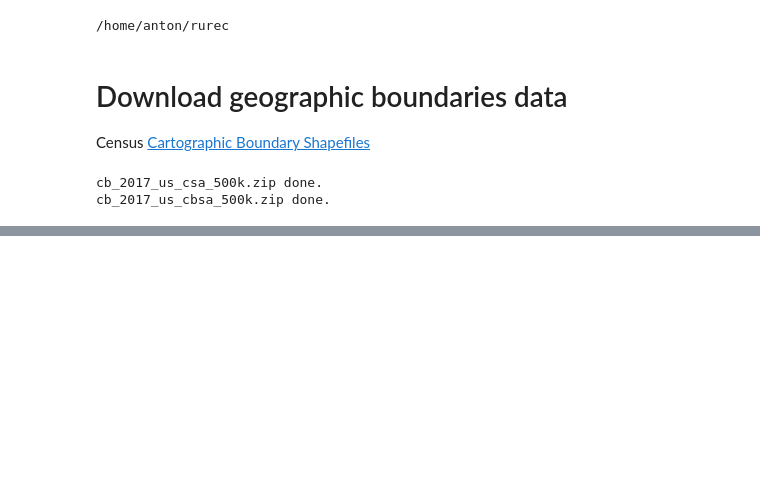
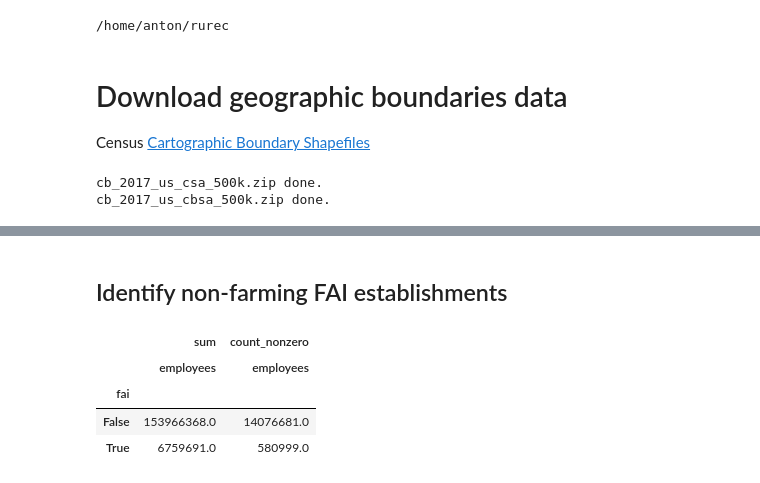
Before and after one commit to antonbabkin/rurec, a Jupyter notebook: main/maps.ipynb, the cells around one changed output, grey strips where cells are left out. Saved outputs shown, nothing was run; the diff lists cells and outputs as text; code cells hidden in the pictures; blank space fills up the shorter version.

```diff
--- a/main/maps.ipynb
+++ b/main/maps.ipynb
@@ -31,0 +66,2 @@ cb_2017_us_cbsa_500k.zip done.
+# %% [markdown]
+## Identify non-farming FAI establishments
@@ -31,0 +73,9 @@ cb_2017_us_cbsa_500k.zip done.
+# %%
+pt = df.pivot_table('employees', 'fai', aggfunc=[pd.np.sum, pd.np.count_nonzero])
+pt
+# %% [output]
+|  | sum | count_nonzero |
+|  | employees | employees |
+| fai |  |  |
+| False | 153966368.0 | 14076681.0 |
+| True | 6759691.0 | 580999.0 |
```
Also changed, not shown: parts of 28 cells of this notebook, 2 other files.
